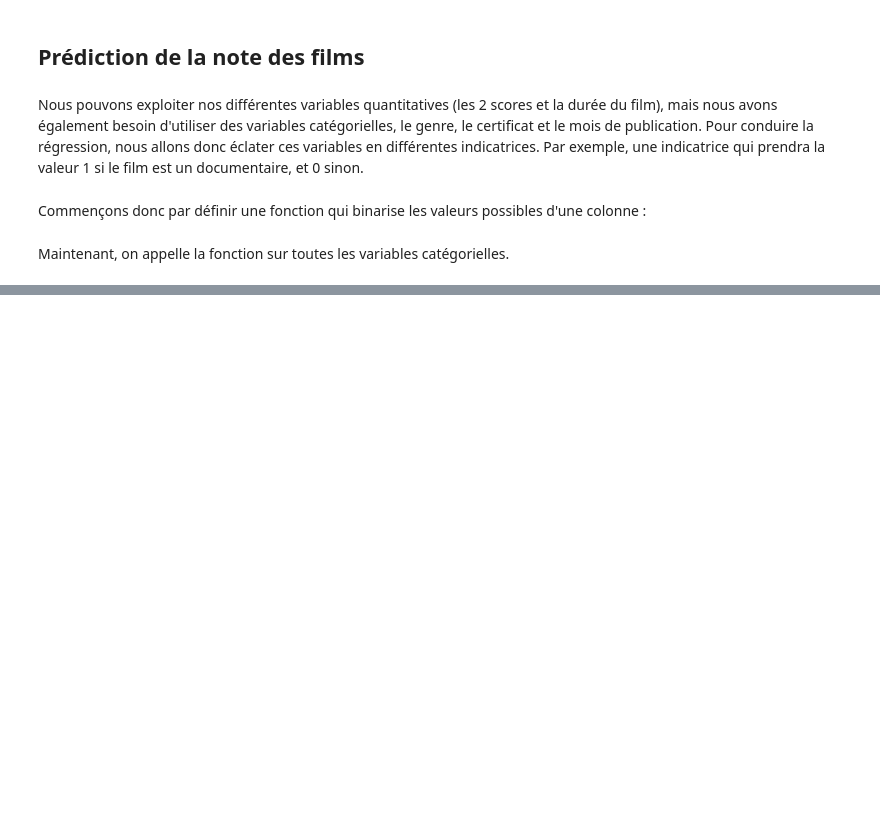
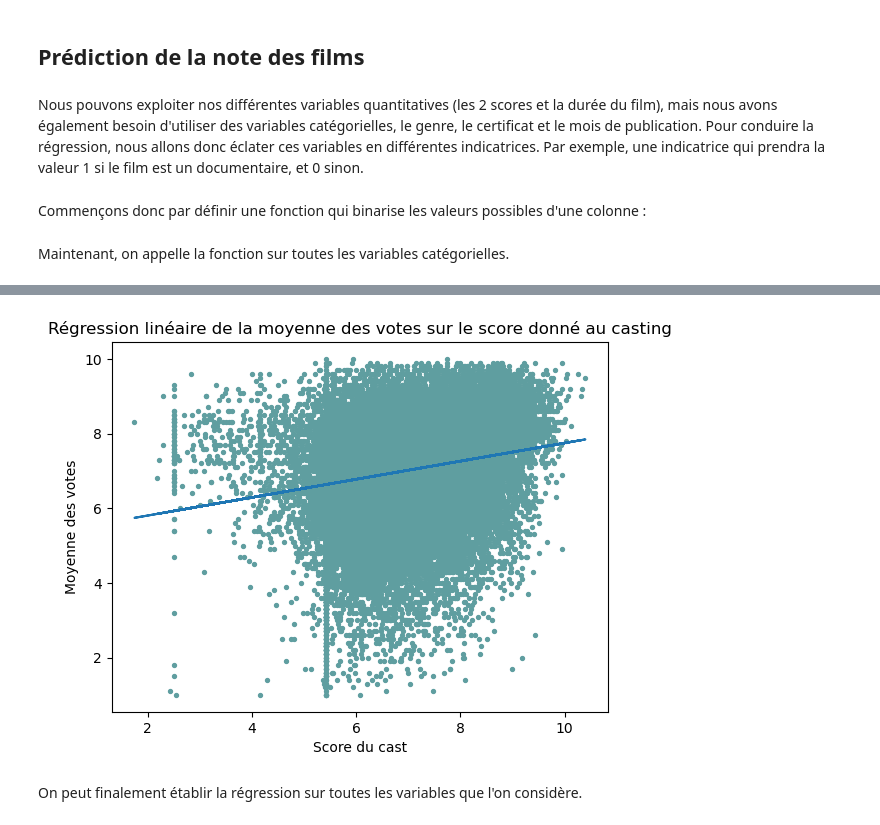
Before and after one commit to Jeremstar/Projet-de-DINGUE, a Jupyter notebook: Notebook/Scrap_IMDb.ipynb, the cells around one changed output, grey strips where cells are left out. Saved outputs shown, nothing was run; the diff lists cells and outputs as text; code cells hidden in the pictures; blank space fills up the shorter version.

```diff
--- a/Notebook/Scrap_IMDb.ipynb
+++ b/Notebook/Scrap_IMDb.ipynb
@@ -1027,0 +1083,20 @@ print(r2)
+# %%
+#superposition de la droite de régression obtenue juste au-dessus avec le nuage de points Moyenne des votes/Score_cast
+
+def droite_reg(x):
+    return 0.2429*x + 5.3182
+
+df_fusionné.plot(x='score_acteur', y='Note_moyenne', kind='scatter', s=8, c='#5F9EA0')
+plt.title("Régression linéaire de la moyenne des votes sur le score donné au casting")
+plt.xlabel("Score du cast")
+plt.ylabel("Moyenne des votes")
+
+x = df_fusionné['score_acteur']
+y2 = droite_reg(x)
+plt.plot(x, y2)
+
+plt.show()
+# %% [output]
+[figure, added]
+# %% [markdown]
+On peut finalement établir la régression sur toutes les variables que l'on considère.
```
Also changed, not shown: parts of 40 cells of this notebook.
